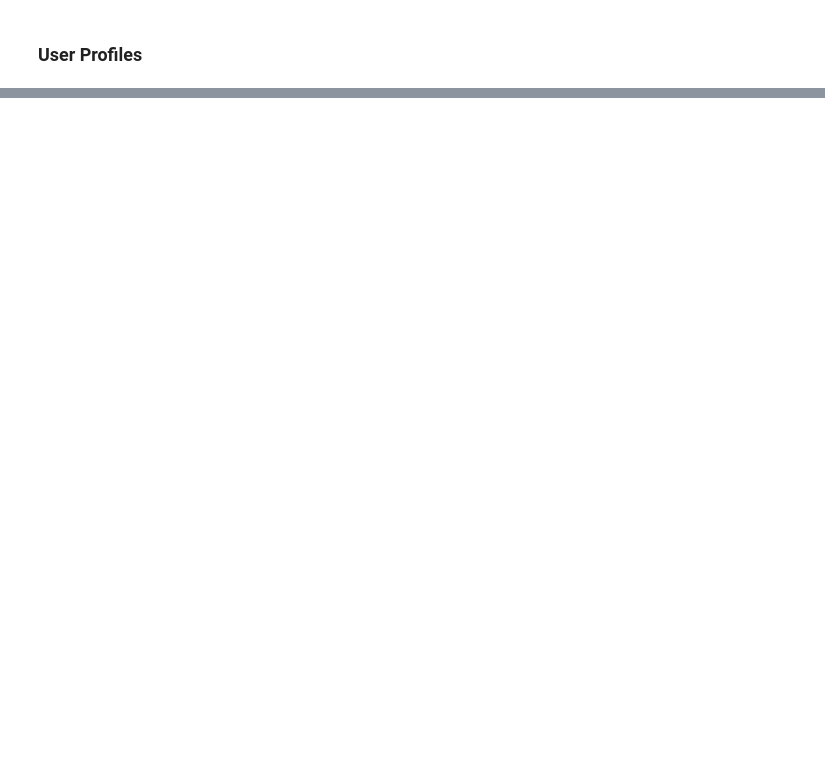
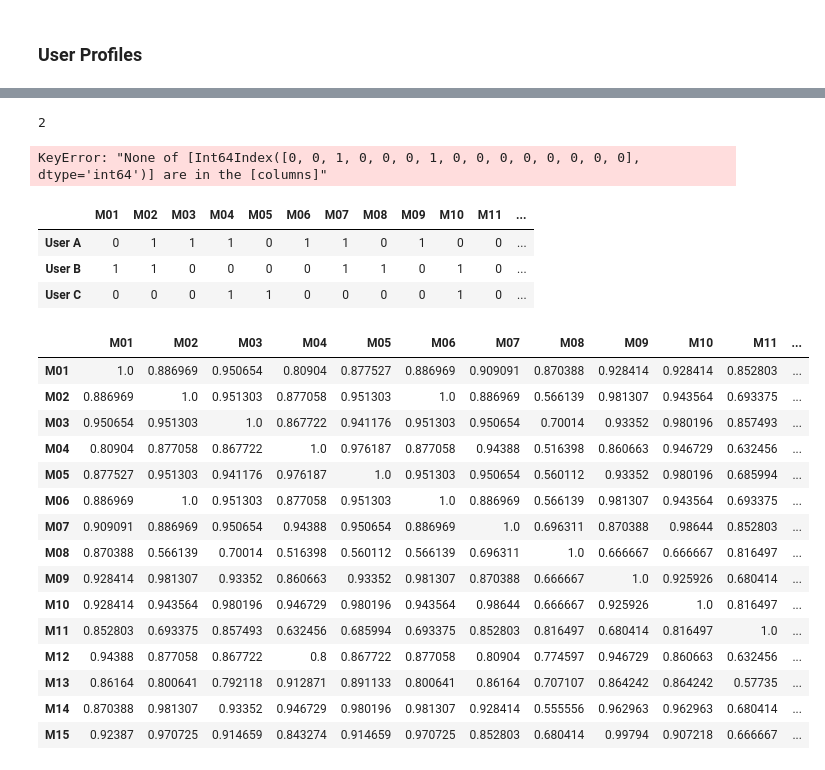
Before and after one commit to drolsonmi/math3280, a Jupyter notebook: Notes/3280_06_Recommendations.ipynb, the cells around one changed output, grey strips where cells are left out. Saved outputs shown, nothing was run; the diff lists cells and outputs as text; code cells hidden in the pictures; blank space fills up the shorter version.

```diff
--- a/Notes/3280_06_Recommendations.ipynb
+++ b/Notes/3280_06_Recommendations.ipynb
@@ -9,0 +30,26 @@ import pandas as pd
+# %%
+## Item Profile : Movie Database
+actors_list = ['Julia Roberts','Robin Williams','Clint Eastwood','Ian McKellen','Movie Rating']
+
+actors = {
+    'M01' : [1,0,0,1,3],
+    'M02' : [0,0,1,0,5],
+    'M03' : [1,0,0,0,4],
+    'M04' : [0,1,0,0,2],
+    'M05' : [0,1,0,0,4],
+    'M06' : [0,0,1,0,5],
+    'M07' : [1,1,0,0,3],
+    'M08' : [1,0,0,1,1],
+    'M09' : [0,0,1,1,5],
+    'M10' : [1,1,0,0,5],
+    'M11' : [1,0,0,0,1],
+    'M12' : [0,0,0,1,2],
+    'M13' : [0,1,0,1,2],
+    'M14' : [0,1,1,0,5],
+    'M15' : [0,0,1,1,4]
+}
+
+movie_casts = pd.DataFrame(actors).transpose()
+movie_casts.columns = actors_list
+
+movie_casts
@@ -9,0 +73,5 @@ import pandas as pd
+# %%
+def cosine_distance(item_1,item_2):
+    dotproduct = np.dot(movie_casts.loc[item_1], movie_casts.loc[item_2])
+    norms = np.dot(movie_casts.loc[item_1], movie_casts.loc[item_1])*np.dot(movie_casts.loc[item_2], movie_casts.loc[item_2])
+    return dotproduct/np.sqrt(norms)
@@ -11,0 +140,12 @@ import pandas as pd
+# %%
+### We can get the count by taking the dot product
+cnt = np.dot(movie_casts['Julia Roberts'], user_ratings.loc['User A'])
+cnt
+# %% [output]
+2
+# %%
+### Now, find the average rating the user gave those movies
+movie_casts['Julia Roberts'] * user_ratings.loc['User A'] * movie_casts['Movie Rating']
+movie_casts[condition.values]
+# %% [output]
+KeyError: "None of [Int64Index([0, 0, 1, 0, 0, 0, 1, 0, 0, 0, 0, 0, 0, 0, 0], dtype='int64')] are in the [columns]"
@@ -12,2 +164,33 @@ import pandas as pd
+# %%
+user_ratings
+# %% [output]
+|  | M01 | M02 | M03 | M04 | M05 | M06 | M07 | M08 | M09 | M10 | M11 | ... |
+| User A | 0 | 1 | 1 | 1 | 0 | 1 | 1 | 0 | 1 | 0 | 0 | ... |
+| User B | 1 | 1 | 0 | 0 | 0 | 0 | 1 | 1 | 0 | 1 | 0 | ... |
+| User C | 0 | 0 | 0 | 1 | 1 | 0 | 0 | 0 | 0 | 1 | 0 | ... |
+# %%
+distances = pd.DataFrame(columns=movies)
+for item1 in movies:
+    for item2 in movies:
+        distances.loc[item1,item2] = cosine_distance(item1,item2)
+
+distances
+# %% [output]
+|  | M01 | M02 | M03 | M04 | M05 | M06 | M07 | M08 | M09 | M10 | M11 | ... |
+| M01 | 1.0 | 0.886969 | 0.950654 | 0.80904 | 0.877527 | 0.886969 | 0.909091 | 0.870388 | 0.928414 | 0.928414 | 0.852803 | ... |
+| M02 | 0.886969 | 1.0 | 0.951303 | 0.877058 | 0.951303 | 1.0 | 0.886969 | 0.566139 | 0.981307 | 0.943564 | 0.693375 | ... |
+| M03 | 0.950654 | 0.951303 | 1.0 | 0.867722 | 0.941176 | 0.951303 | 0.950654 | 0.70014 | 0.93352 | 0.980196 | 0.857493 | ... |
+| M04 | 0.80904 | 0.877058 | 0.867722 | 1.0 | 0.976187 | 0.877058 | 0.94388 | 0.516398 | 0.860663 | 0.946729 | 0.632456 | ... |
+| M05 | 0.877527 | 0.951303 | 0.941176 | 0.976187 | 1.0 | 0.951303 | 0.950654 | 0.560112 | 0.93352 | 0.980196 | 0.685994 | ... |
+| M06 | 0.886969 | 1.0 | 0.951303 | 0.877058 | 0.951303 | 1.0 | 0.886969 | 0.566139 | 0.981307 | 0.943564 | 0.693375 | ... |
+| M07 | 0.909091 | 0.886969 | 0.950654 | 0.94388 | 0.950654 | 0.886969 | 1.0 | 0.696311 | 0.870388 | 0.98644 | 0.852803 | ... |
+| M08 | 0.870388 | 0.566139 | 0.70014 | 0.516398 | 0.560112 | 0.566139 | 0.696311 | 1.0 | 0.666667 | 0.666667 | 0.816497 | ... |
+| M09 | 0.928414 | 0.981307 | 0.93352 | 0.860663 | 0.93352 | 0.981307 | 0.870388 | 0.666667 | 1.0 | 0.925926 | 0.680414 | ... |
+| M10 | 0.928414 | 0.943564 | 0.980196 | 0.946729 | 0.980196 | 0.943564 | 0.98644 | 0.666667 | 0.925926 | 1.0 | 0.816497 | ... |
+| M11 | 0.852803 | 0.693375 | 0.857493 | 0.632456 | 0.685994 | 0.693375 | 0.852803 | 0.816497 | 0.680414 | 0.816497 | 1.0 | ... |
+| M12 | 0.94388 | 0.877058 | 0.867722 | 0.8 | 0.867722 | 0.877058 | 0.80904 | 0.774597 | 0.946729 | 0.860663 | 0.632456 | ... |
+| M13 | 0.86164 | 0.800641 | 0.792118 | 0.912871 | 0.891133 | 0.800641 | 0.86164 | 0.707107 | 0.864242 | 0.864242 | 0.57735 | ... |
+| M14 | 0.870388 | 0.981307 | 0.93352 | 0.946729 | 0.980196 | 0.981307 | 0.928414 | 0.555556 | 0.962963 | 0.962963 | 0.680414 | ... |
+| M15 | 0.92387 | 0.970725 | 0.914659 | 0.843274 | 0.914659 | 0.970725 | 0.852803 | 0.680414 | 0.99794 | 0.907218 | 0.666667 | ... |
 # %%
 ## Item (Movie) Profile
```
Also changed, not shown: parts of 14 cells of this notebook.
